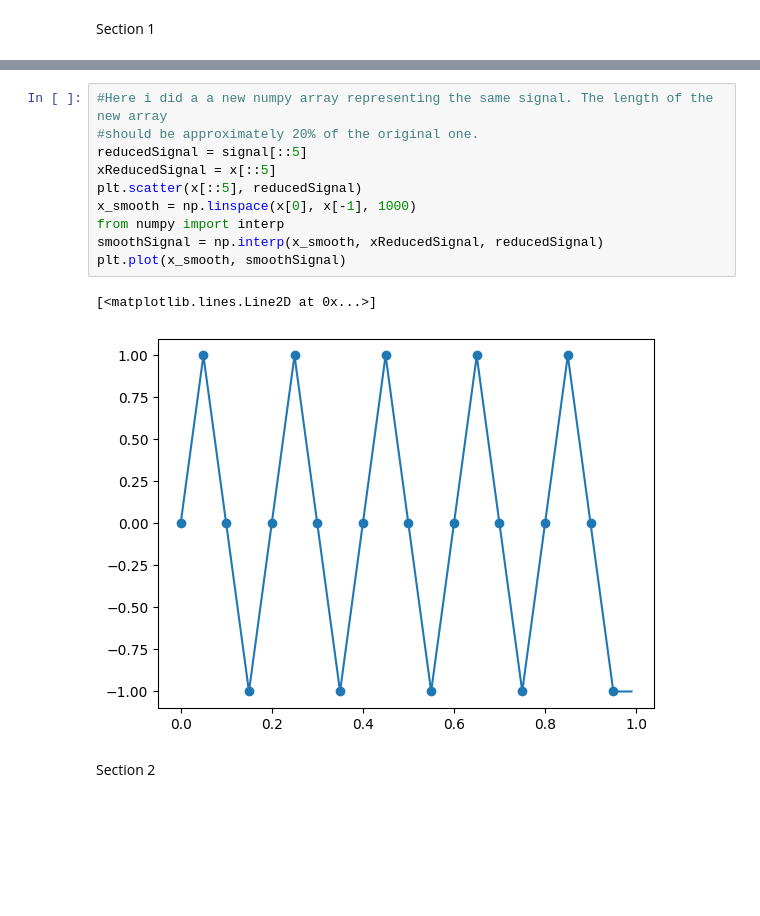
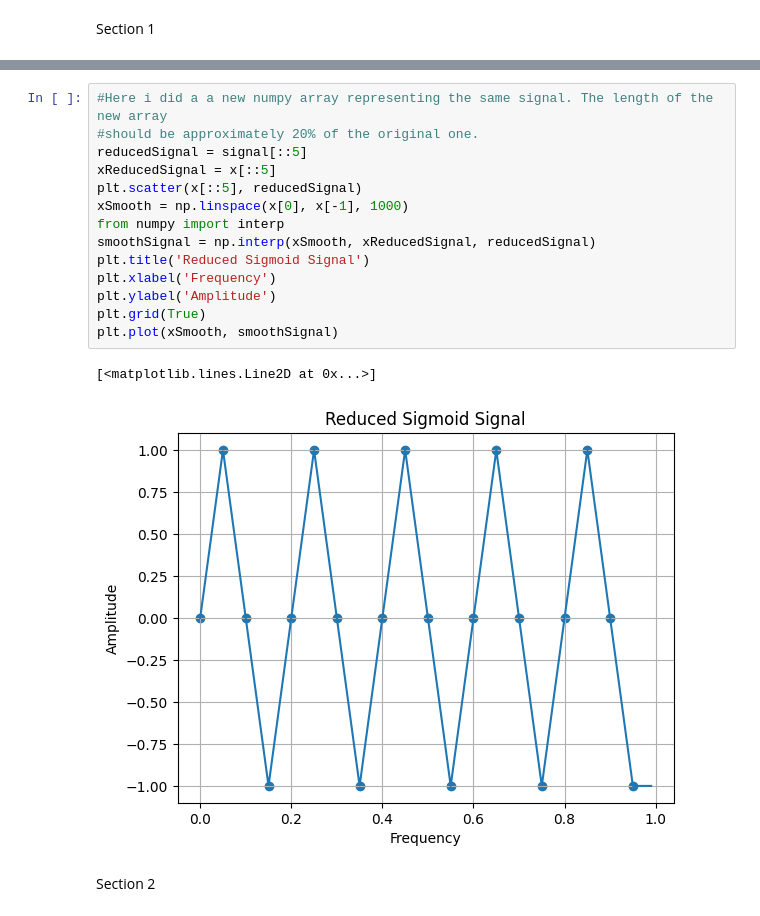
Before and after one commit to cinofuni/shimonrepository, a Jupyter notebook: miniProject1.ipynb, the cells around one changed output, grey strips where cells are left out. Drawn from its saved outputs; the diff is of its cells as text; blank space fills up the shorter version.

```diff
--- a/miniProject1.ipynb
+++ b/miniProject1.ipynb
@@ -120,16 +134,20 @@ plt.plot(signal)
 # %%
 #Here i did a a new numpy array representing the same signal. The length of the new array
 #should be approximately 20% of the original one.
 reducedSignal = signal[::5]
 xReducedSignal = x[::5]
 plt.scatter(x[::5], reducedSignal)
-x_smooth = np.linspace(x[0], x[-1], 1000)
+xSmooth = np.linspace(x[0], x[-1], 1000)
 from numpy import interp
-smoothSignal = np.interp(x_smooth, xReducedSignal, reducedSignal)
-plt.plot(x_smooth, smoothSignal)
+smoothSignal = np.interp(xSmooth, xReducedSignal, reducedSignal)
+plt.title('Reduced Sigmoid Signal')
+plt.xlabel('Frequency')
+plt.ylabel('Amplitude')
+plt.grid(True)
+plt.plot(xSmooth, smoothSignal)
 # %% [output]
 [<matplotlib.lines.Line2D at 0x...>]
-[figure, old version]
+[figure, new version]
 # %% [markdown]
 Section 2
 # %% [markdown]
```
Also changed, not shown: parts of 22 cells of this notebook.
